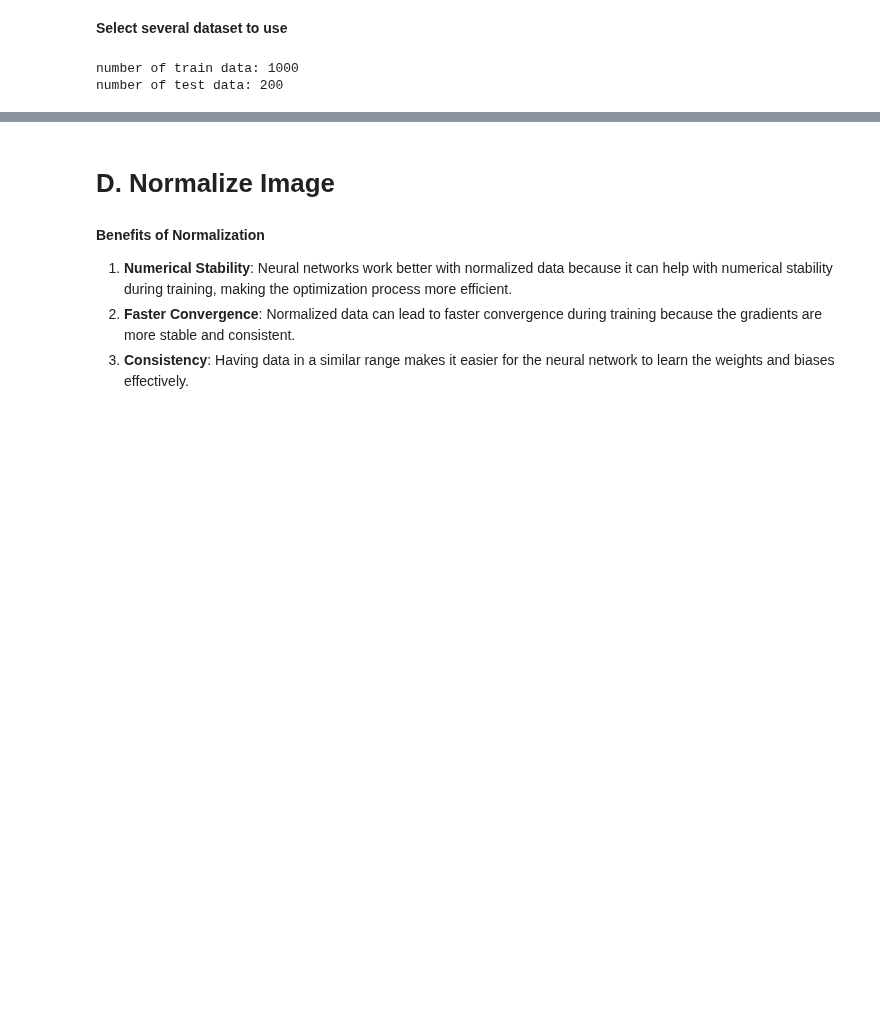
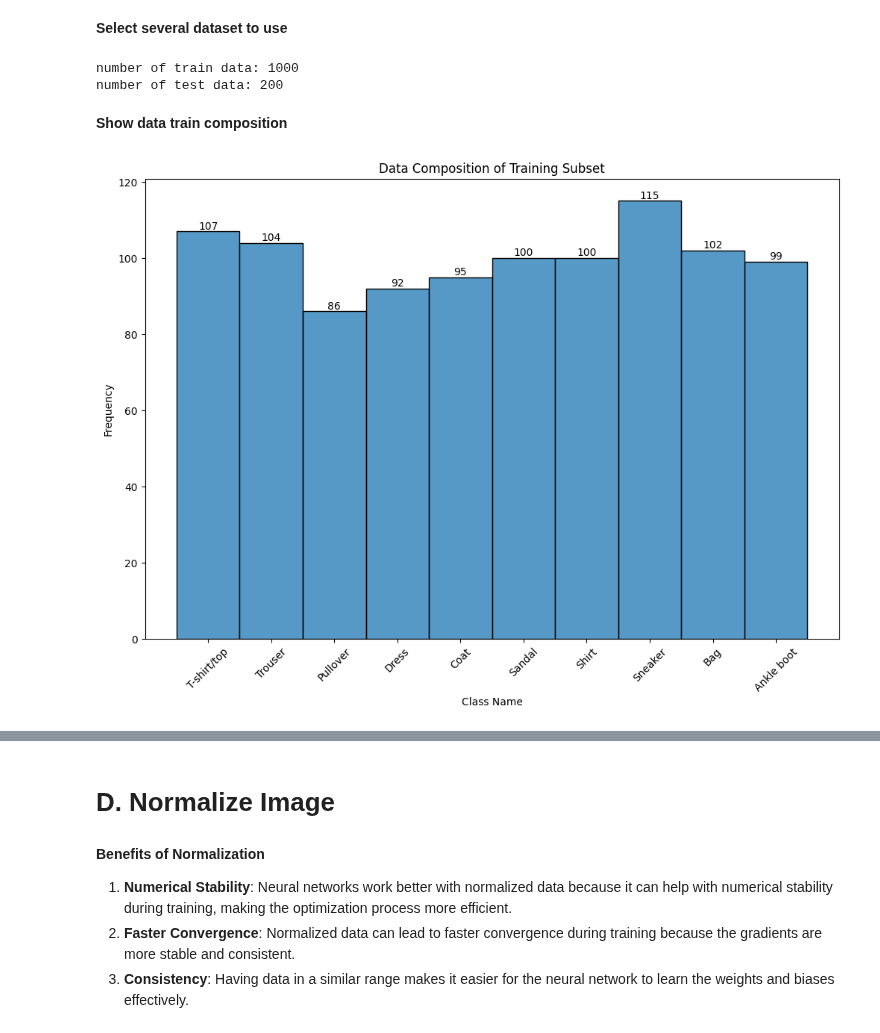
Before and after one commit to endangrusiana123/SLO, a Jupyter notebook: Shared_MiniProject2_20240516.ipynb, the cells around one changed output, grey strips where cells are left out. Saved outputs shown, nothing was run; the diff lists cells and outputs as text; code cells hidden in the pictures; blank space fills up the shorter version.

```diff
--- a/Shared_MiniProject2_20240516.ipynb
+++ b/Shared_MiniProject2_20240516.ipynb
@@ -68,3 +70,35 @@ print(f"number of test data: {num_test_data}")
 # %% [output]
 number of train data: 1000
 number of test data: 200
+# %% [markdown]
+**Show data train composition**
+# %%
+import seaborn as sns
+import numpy as np
+
+y_subset = train_labels
+# Count the occurrences of each label in the subset
+unique, counts = np.unique(y_subset, return_counts=True)
+
+# Create a bar plot using sns.histplot
+plt.figure(figsize=(12, 8))
+ax = sns.histplot(y_subset, discrete=True)
+
+# Set x-ticks to class names
+ax.set_xticks(unique)
+ax.set_xticklabels([class_names[i] for i in unique], rotation=45)
+
+# Add values on top of each bar
+for p in ax.patches:
+    height = p.get_height()
+    ax.annotate(f'{int(height)}', (p.get_x() + p.get_width() / 2., height),
+                ha='center', va='center', fontsize=10, color='black', xytext=(0, 5),
+                textcoords='offset points')
+
+# Set labels and title
+plt.xlabel('Class Name')
+plt.ylabel('Frequency')
+plt.title('Data Composition of Training Subset')
+plt.show()
+# %% [output]
+[figure, added]
```
Also changed, not shown: parts of 22 cells of this notebook.
